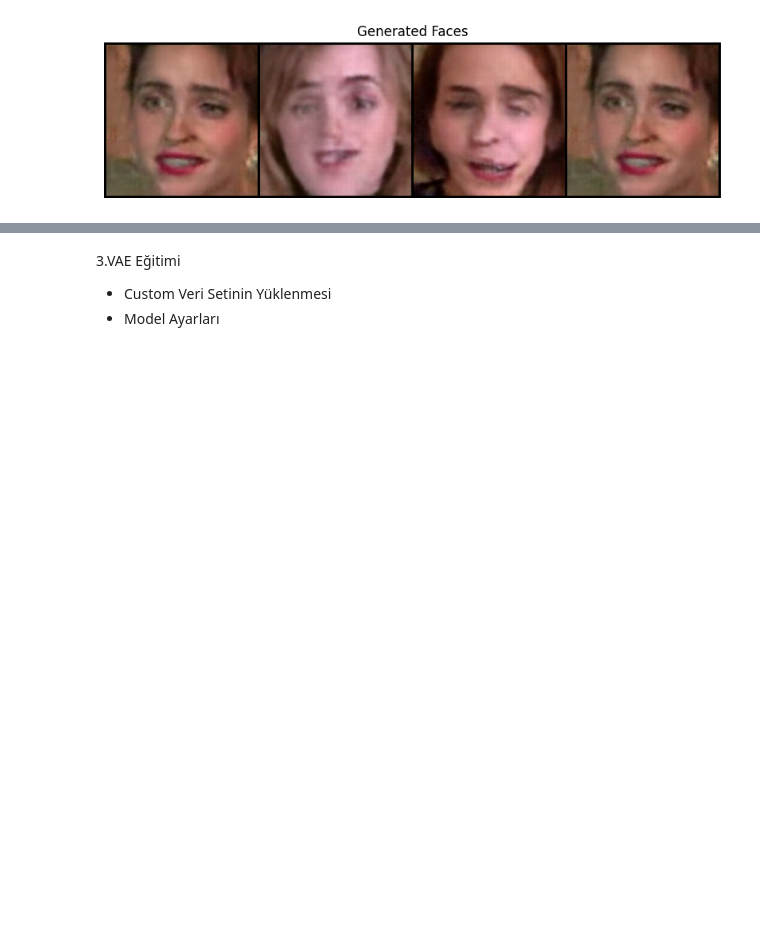
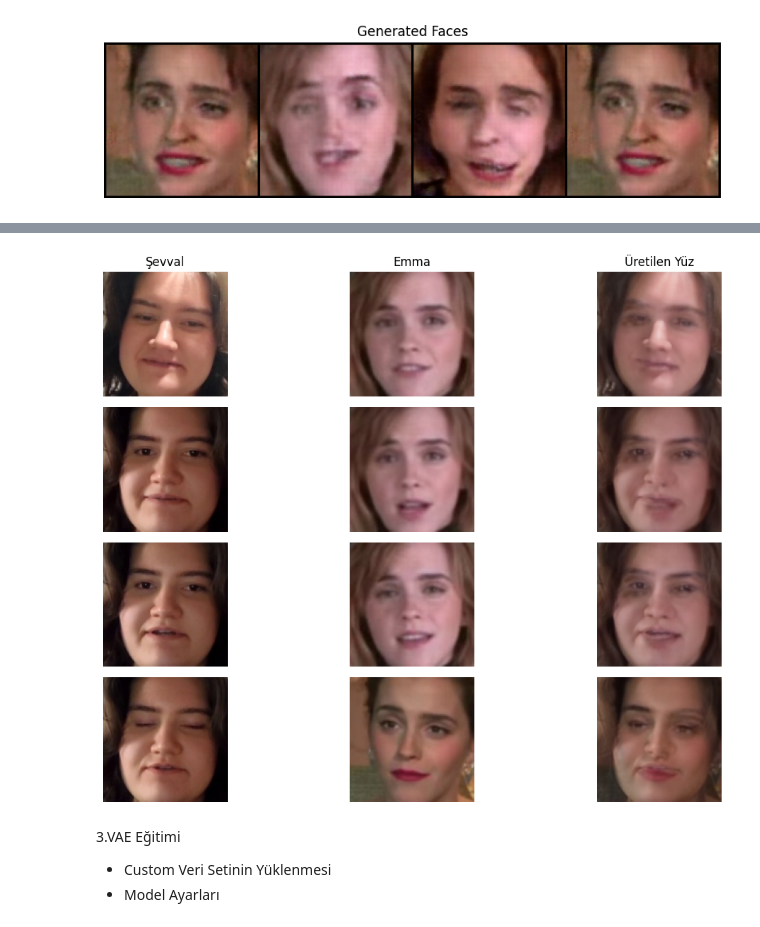
Before and after one commit to ssahin7/GenerativeAIProject, a Jupyter notebook: TümModelDenemeleri.ipynb, the cells around one changed output, grey strips where cells are left out. Drawn from its saved outputs; the diff is of its cells as text; code cells hidden in the pictures; blank space fills up the shorter version.

```diff
--- a/TümModelDenemeleri.ipynb
+++ b/TümModelDenemeleri.ipynb
@@ -354,3 +494,52 @@ with torch.no_grad():
+# %%
+import matplotlib.pyplot as plt
+import numpy as np
+
+
+indices = [100, 200, 300, 400]
+
+sevval_images = torch.stack([sevval_dataset[i % len(sevval_dataset)] for i in indices]).to(device)
+emma_images = torch.stack([emma_dataset[i % len(emma_dataset)] for i in indices]).to(device)
+
+
+mixed_images = (sevval_images + emma_images) / 2.0
+
+
+model.eval()
+with torch.no_grad():
+    outputs = model(mixed_images)
+
+
+sevval_np = sevval_images.cpu().permute(0, 2, 3, 1).numpy()
+emma_np = emma_images.cpu().permute(0, 2, 3, 1).numpy()
+output_np = outputs.cpu().permute(0, 2, 3, 1).numpy()
+
+plt.figure(figsize=(12, 8))
+for i in range(4):
+
+    plt.subplot(4, 3, i * 3 + 1)
+    plt.imshow(np.clip(sevval_np[i], 0, 1))
+    plt.axis("off")
+    if i == 0:
+        plt.title("Şevval")
+
+
+    plt.subplot(4, 3, i * 3 + 2)
+    plt.imshow(np.clip(emma_np[i], 0, 1))
+    plt.axis("off")
+    if i == 0:
+        plt.title("Emma")
+
+    plt.subplot(4, 3, i * 3 + 3)
+    plt.imshow(np.clip(output_np[i], 0, 1))
+    plt.axis("off")
+    if i == 0:
+        plt.title("Üretilen Yüz")
+
+plt.tight_layout()
+plt.show()
+# %% [output]
+[figure, added]
 # %% [markdown]
 3.VAE Eğitimi
 
```
Also changed, not shown: parts of 5 cells of this notebook.
